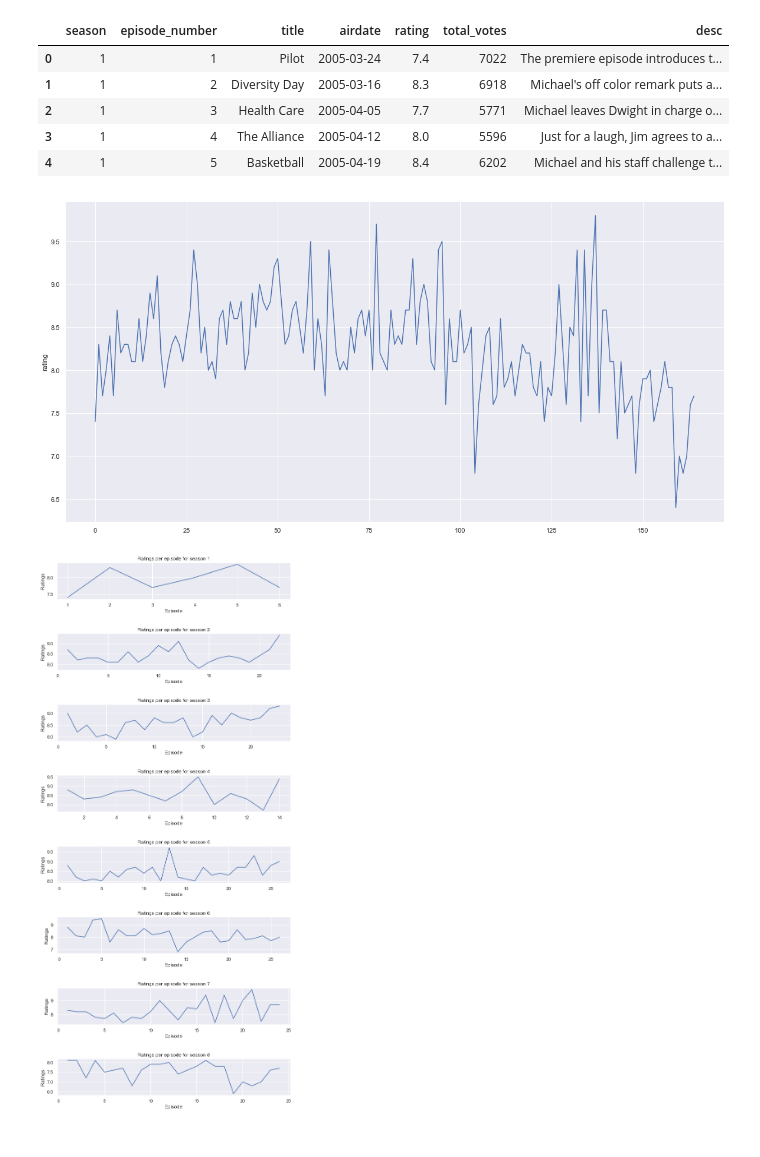
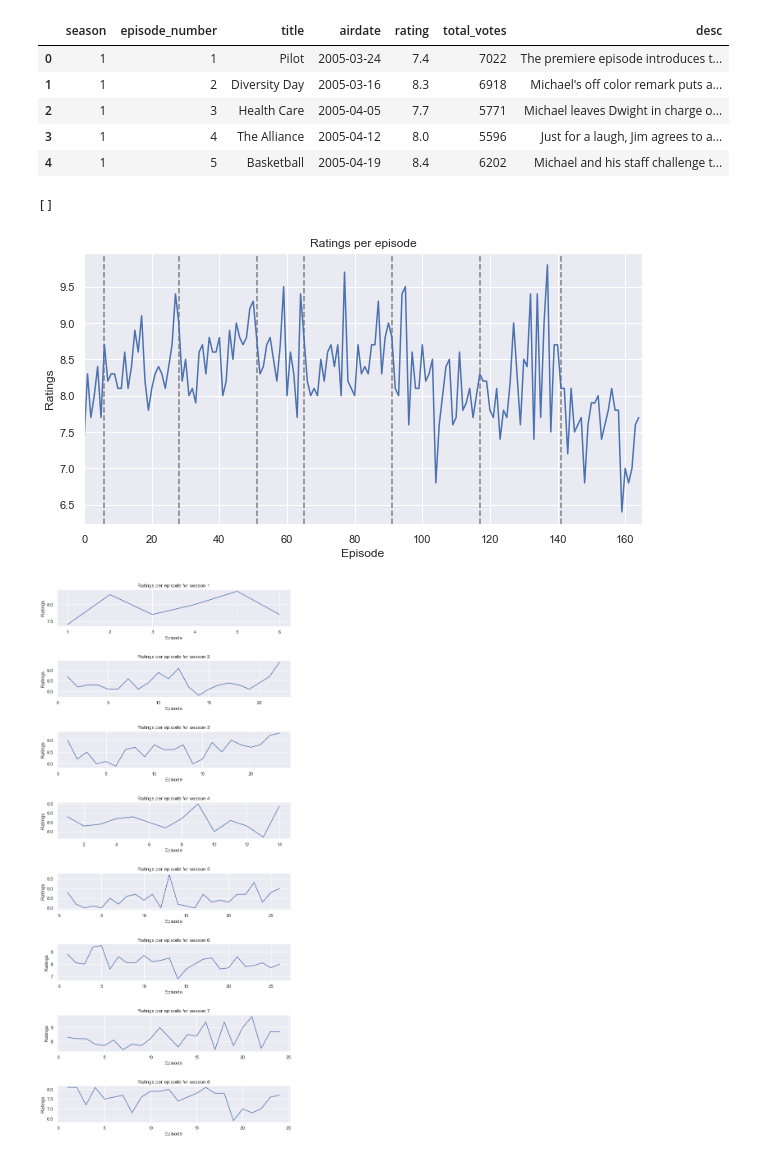
Before and after one commit to nklingen/SocialGraphsProject, a Jupyter notebook: Data-retrieval-and-analysis.ipynb, the cells around one changed output. Cells and saved outputs as stored; diff of their text form; code cells hidden in the pictures.

Commit message:
Add season division

```diff
--- a/Data-retrieval-and-analysis.ipynb
+++ b/Data-retrieval-and-analysis.ipynb
@@ -261,12 +261,20 @@ df_ratings.head()
 # %%
 sns.set_theme()
 
-sns.lineplot(data = df_ratings.rating)
-plt.set(xlabel='Episode', ylabel = "Ratings")
-plt.set_title(f"Ratings per episode")
+season_change = [i+1 for i in range(len(df_ratings) -1) if df_ratings.season[i] != df_ratings.season[i+1]]
+
+for season in season_change:
+    plt.axvline(x=season, color = "grey", linestyle='dashed')
+
+ax = sns.lineplot(data = df_ratings.rating)
+ax.set(xlabel='Episode', ylabel = "Ratings")
+ax.set_title(f"Ratings per episode")
 sns.set(rc={'figure.figsize':(10,5)})
+plt.xlim(0, len(df_ratings))
+ax.plot()
 # %% [output]
+[]
-[figure, old version]
+[figure, new version]
 # %%
 seasons = df_ratings.season.unique()
 
```
